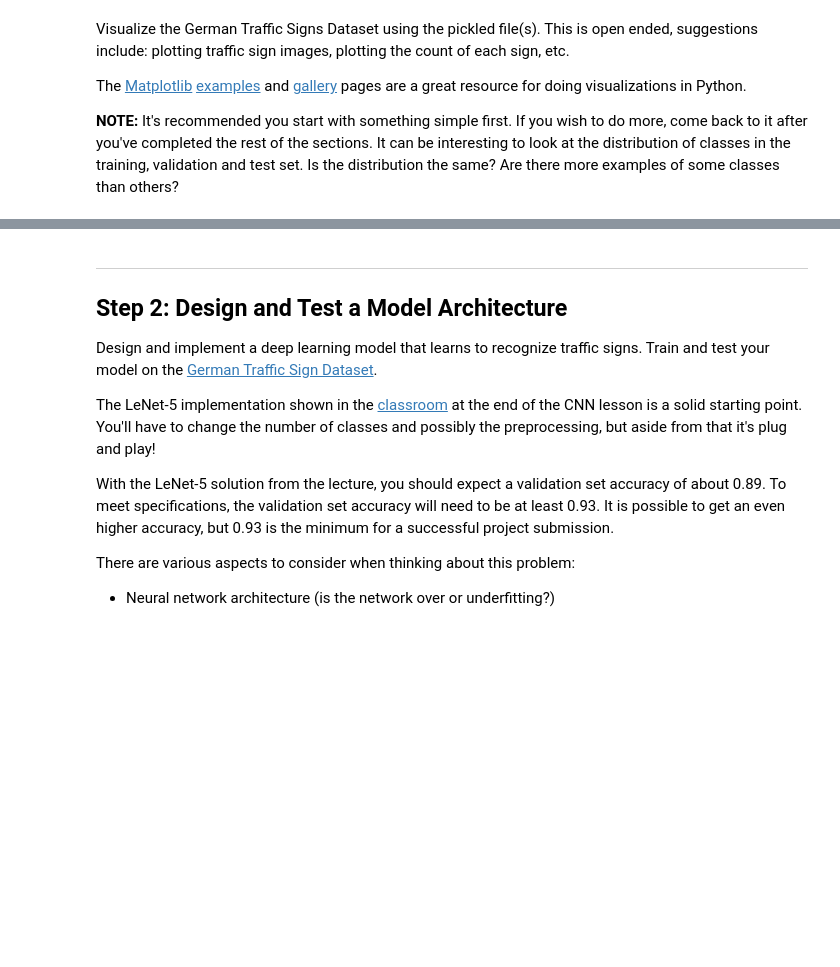
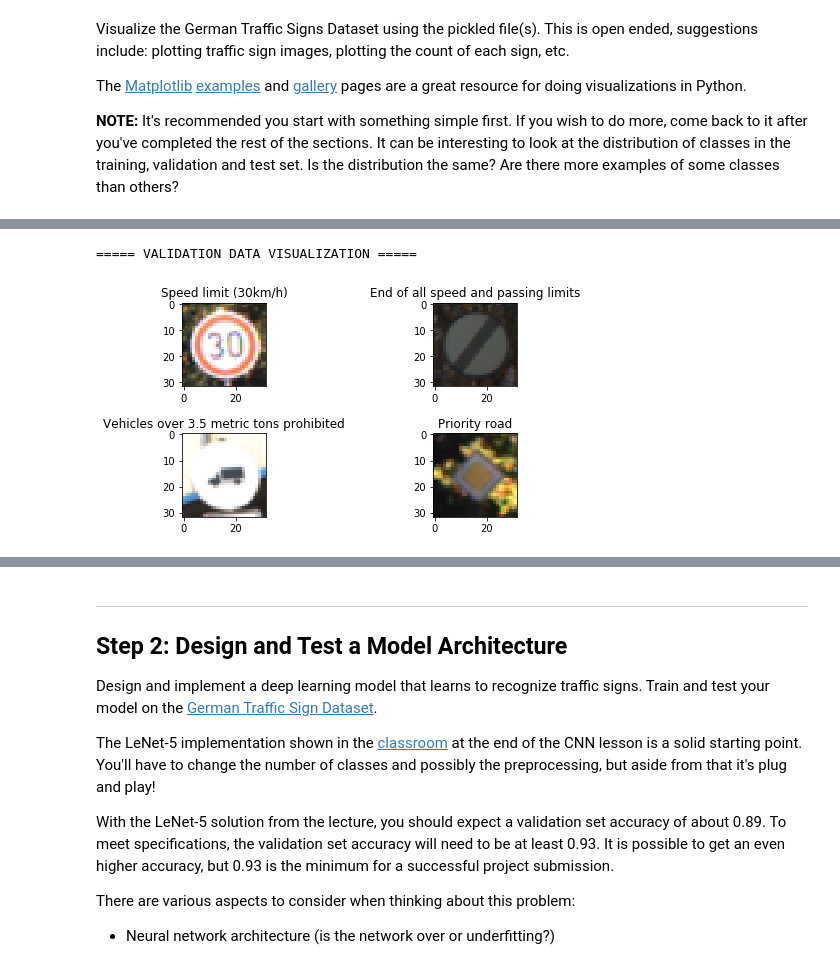
Before and after one commit to fang-yu-liu/traffic-sign-classification, a Jupyter notebook: Traffic_Sign_Classifier.ipynb, the cells around one changed output, grey strips where cells are left out. Cells and saved outputs as stored; diff of their text form; code cells hidden in the pictures; blank space fills up the shorter version.

```diff
--- a/Traffic_Sign_Classifier.ipynb
+++ b/Traffic_Sign_Classifier.ipynb
@@ -136,0 +165,16 @@ for i in range(4):
+# %%
+%matplotlib inline
+
+print("===== VALIDATION DATA VISUALIZATION =====")
+# Plot a random image and its label
+for i in range(4):
+    index = random.randint(0, len(X_valid_init))
+    image = X_valid_init[index].squeeze()
+    label = y_valid_init[index]
+    plt.subplot(2, 2, i+1)
+    plt.imshow(image)
+    plt.title(label_map[label])
+    plt.subplots_adjust(wspace=2, hspace=0.5)
+# %% [output]
+===== VALIDATION DATA VISUALIZATION =====
+[figure, added]
```
Also changed, not shown: parts of 27 cells of this notebook, 11 other files.
